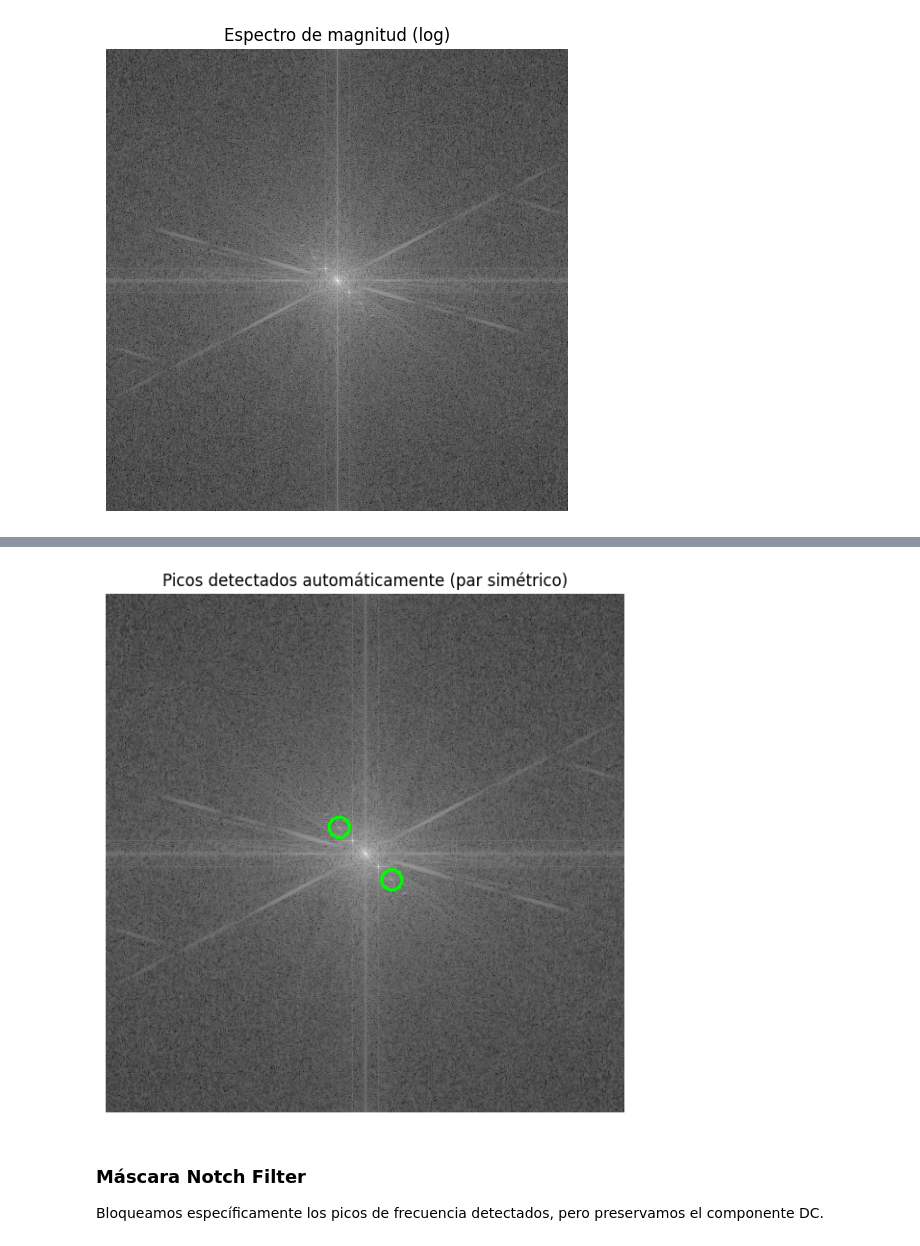
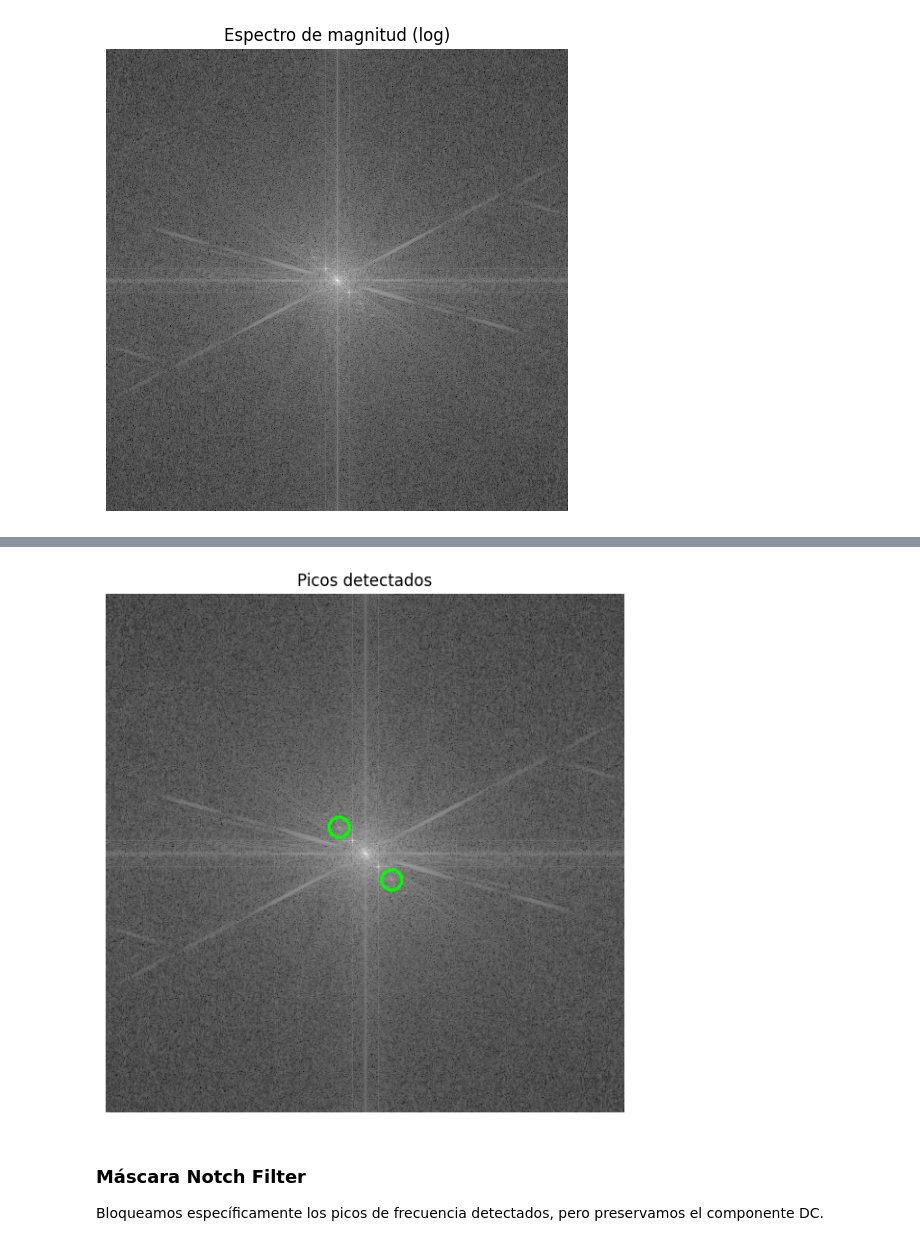
Before and after one commit to paulabaal12/LAB2-VCP, a Jupyter notebook: main.ipynb, the cells around one changed output, grey strips where cells are left out. Drawn from its saved outputs; the diff is of its cells as text; code cells hidden in the pictures.

```diff
--- a/main.ipynb
+++ b/main.ipynb
@@ -85,17 +83,17 @@ Picos usados: [[282 282]
 # %%
 view = cv2.normalize(mag_log, None, 0, 255, cv2.NORM_MINMAX).astype(np.uint8)
 view = cv2.cvtColor(view, cv2.COLOR_GRAY2BGR)
 
 for py, px in peaks:
     cv2.circle(view, (px, py), 10, (0,255,0), 2)
 
 plt.figure(figsize=(7,7))
 plt.imshow(view[..., ::-1])
-plt.title("Picos detectados automáticamente (par simétrico)")
+plt.title("Picos detectados")
 plt.axis("off")
 plt.show()
 # %% [output]
-[figure, old version]
+[figure, new version]
 # %% [markdown]
 ### **Máscara Notch Filter**
 Bloqueamos específicamente los picos de frecuencia detectados, pero preservamos el componente DC.
```
Also changed, not shown: parts of 9 cells of this notebook.
